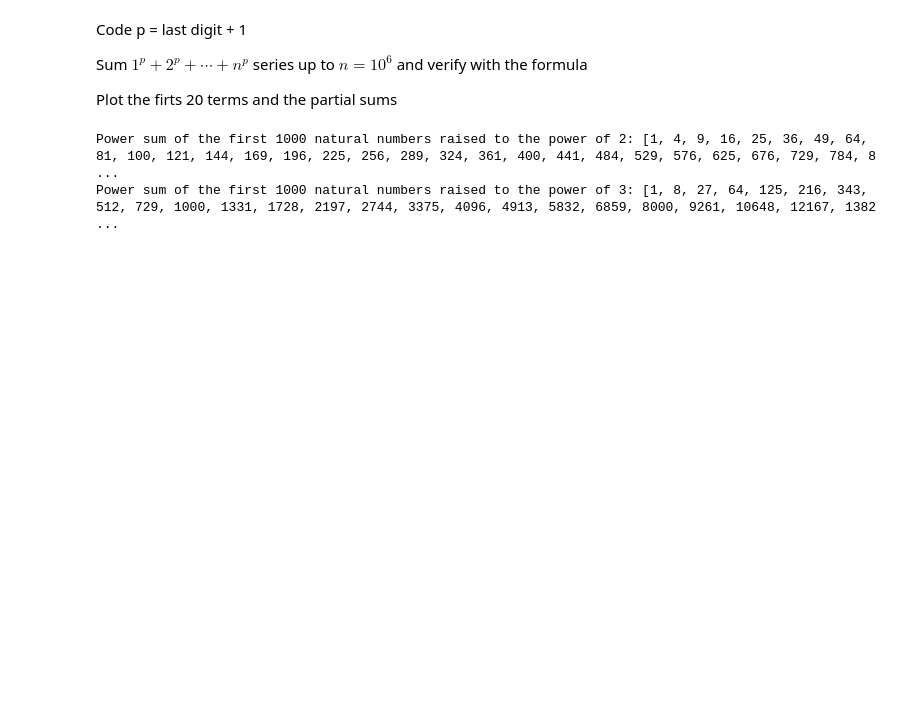
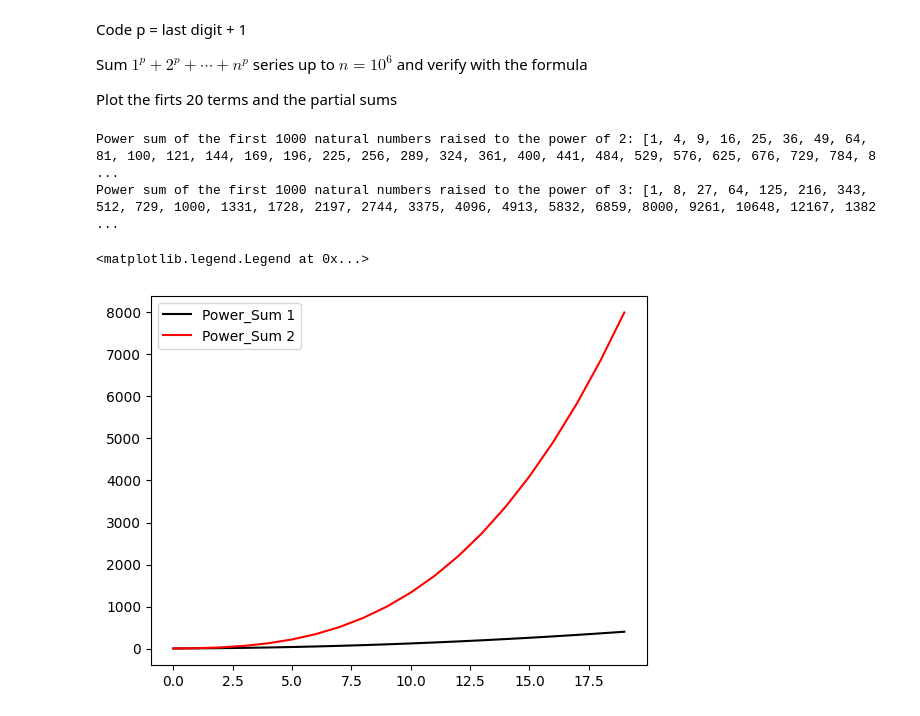
Before and after one commit to DysDan/MetNumUN2023II, a Jupyter notebook: Lab1/dtobarl_ArithmeticSeriesGeometricSeriesPowerSums.ipynb, the cells around one changed output. Cells and saved outputs as stored; diff of their text form; code cells hidden in the pictures; blank space fills up the shorter version.

```diff
--- a/Lab1/dtobarl_ArithmeticSeriesGeometricSeriesPowerSums.ipynb
+++ b/Lab1/dtobarl_ArithmeticSeriesGeometricSeriesPowerSums.ipynb
@@ -369,15 +369,25 @@ Plot the firts 20 terms and the partial sums
 # %%
 def power_sum(n, exponente):
   sum=[]
   for i in range(1, n+1):
     sum.append(i**exponente)
   return sum
 
 result1 = power_sum(1000, 2)
 print("Power sum of the first 1000 natural numbers raised to the power of 2:", result1)
+sum = power_sum(20,2)
+plt.plot(sum, color='black',label='Power_Sum 1')
+plt.legend()
+
+
 
 result2 = power_sum(1000, 3)
 print("Power sum of the first 1000 natural numbers raised to the power of 3:", result2)
+sum = power_sum(20,3)
+plt.plot(sum, color='red',label='Power_Sum 2')
+plt.legend()
 # %% [output]
 Power sum of the first 1000 natural numbers raised to the power of 2: [1, 4, 9, 16, 25, 36, 49, 64, 81, 100, 121, 144, 169, 196, 225, 256, 289, 324, 361, 400, 441, 484, 529, 576, 625, 676, 729, 784, 8 ...
 Power sum of the first 1000 natural numbers raised to the power of 3: [1, 8, 27, 64, 125, 216, 343, 512, 729, 1000, 1331, 1728, 2197, 2744, 3375, 4096, 4913, 5832, 6859, 8000, 9261, 10648, 12167, 1382 ...
+<matplotlib.legend.Legend at 0x...>
+[figure, added]
```
